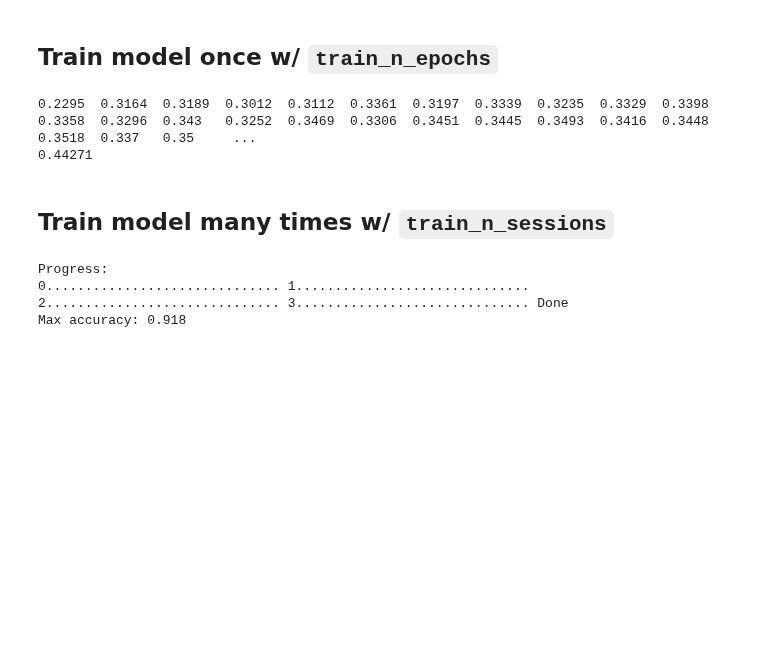
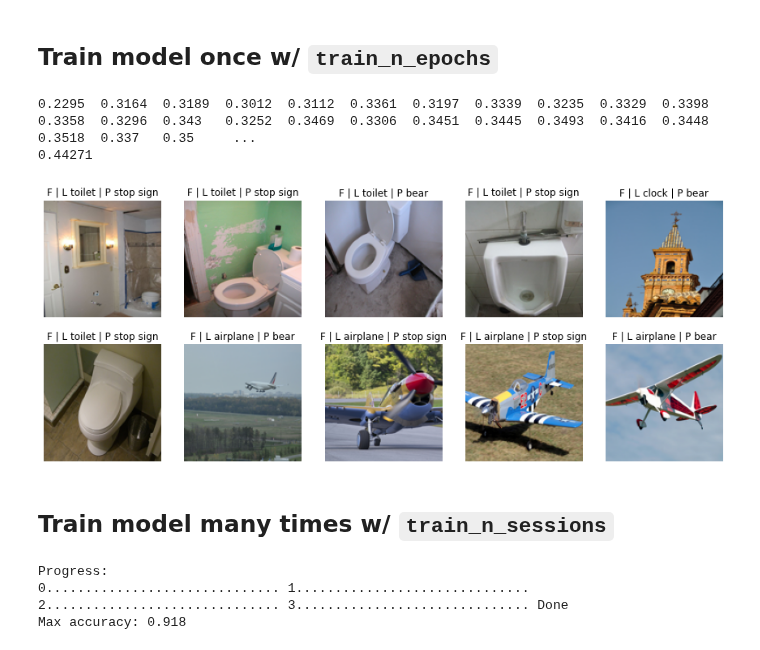
Before and after one commit to mccallion/rory, a Jupyter notebook: _20200923_mnist_03_coco_data.ipynb, the cells around one changed output. Drawn from its saved outputs; the diff is of its cells as text; code cells hidden in the pictures; blank space fills up the shorter version.

Commit message:
Added show_pred and show_preds

```diff
--- a/_20200923_mnist_03_coco_data.ipynb
+++ b/_20200923_mnist_03_coco_data.ipynb
@@ -191,8 +162,8 @@ def train_one_epoch(dl, mod, stepper):
 
 ### Get accuracy of mod on a mini-batch ###
 def mb_acc(yp,y):
-    yp_max,yp_i = torch.max(yp, dim=1, keepdim=True)
-    y_max, y_i  = torch.max(y,  dim=1, keepdim=True)
+    yp_max, yp_i = torch.max(yp, dim=1, keepdim=True)
+    y_max,  y_i  = torch.max(y,  dim=1, keepdim=True)
     return (yp_i==y_i).float().mean()
 
 ### Get accuracy of mod on a dataloader (takes avg of all mbs in dl) ###
@@ -234,6 +205,35 @@ def train_n_sessions(dl, im_size, n_cls, hidden_params, nepochs, lr, nsessions):
         trained_models += [seqmod]
     print('Done')
     return accs, trained_models
+
+### Visualize ###
+def show_im(im, lbl=None, ctx=None):
+    """Takes im tensor and lbl tensor, shows image, returns axes object."""
+    if isinstance(im, torch.Tensor):  im = im.reshape(3,128,128)
+    if isinstance(im, Path):          im = PILImage.create(im)
+    if lbl == None: return show_image(im, ctx=ctx)
+    if isinstance(lbl, torch.Tensor): lbl = encrepr2lbl[repr(lbl)]
+    return show_image(im, title=lbl, ctx=ctx)
+def show_b(b, n=10, nrows=2, ncols=5):
+    """Takes dl or batch and shows grid of images."""
+    if isinstance(b, DataLoader):
+        b = list(b)[0]
+    ims, lbls = b
+    sz = min(n, ims.shape[0])
+    ctxs = get_grid(sz, nrows, ncols)
+    for i,ctx in enumerate(ctxs):
+        show_im(ims[i], lbls[i], ctx=ctx)
+def show_pred(mod, xy, ctx=None):
+    x,y = xy
+    yp = mod(x)
+    yp_max, yp_i = torch.max(yp, dim=0, keepdim=True)
+    y_max,  y_i  = torch.max(y,  dim=0, keepdim=True)
+    title = f"{str((yp_i==y_i).item())[0]} | L {idx2lbl[y_i.item()]} | P {idx2lbl[yp_i.item()]}"
+    return show_im(x,title,ctx=ctx)
+def show_preds(mod, ds, n=10, nrows=2, ncols=5):
+    ctxs = get_grid(n, nrows, ncols)
+    for i,ctx in enumerate(ctxs):
+        show_pred(mod, ds[i], ctx=ctx)
 # %% [markdown]
 ## Train model once w/ `train_n_epochs`
 # %%
@@ -256,6 +256,10 @@ print(max(accs))
 # %% [output]
 0.2295  0.3164  0.3189  0.3012  0.3112  0.3361  0.3197  0.3339  0.3235  0.3329  0.3398  0.3358  0.3296  0.343   0.3252  0.3469  0.3306  0.3451  0.3445  0.3493  0.3416  0.3448  0.3518  0.337   0.35     ...
 0.44271
+# %%
+show_preds(mod, ds);
+# %% [output]
+[figure, added]
 # %% [markdown]
 ## Train model many times w/ `train_n_sessions`
 # %%
```
Also changed, not shown: parts of 5 cells of this notebook.
